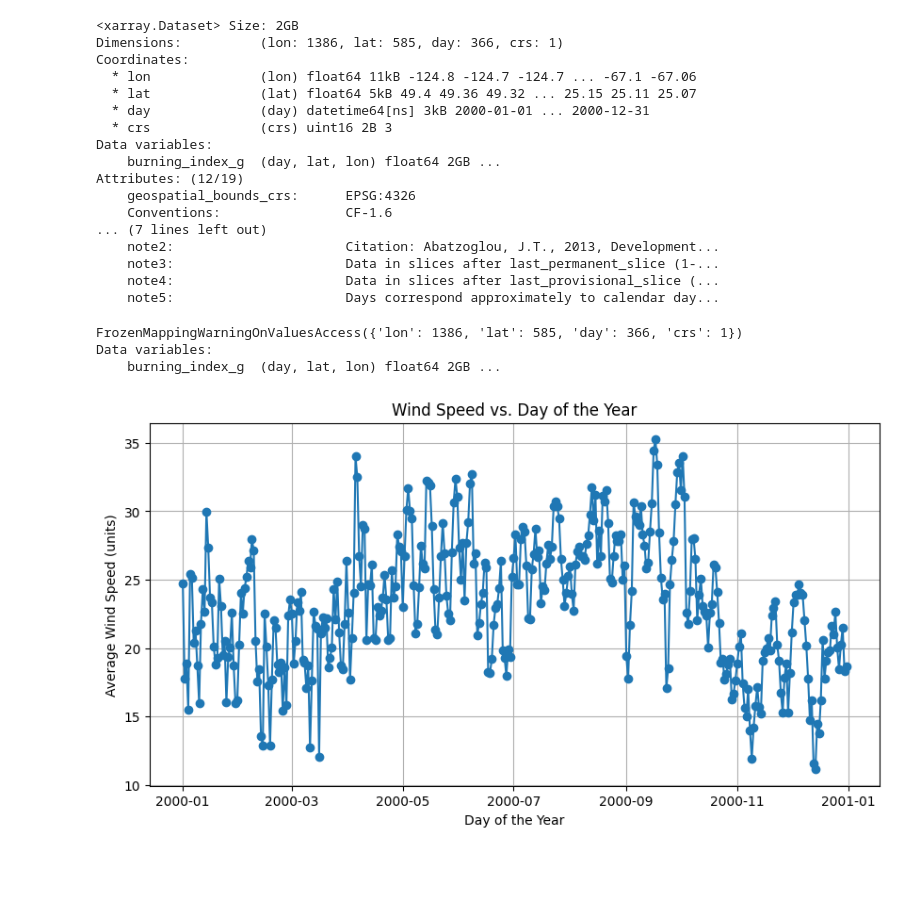
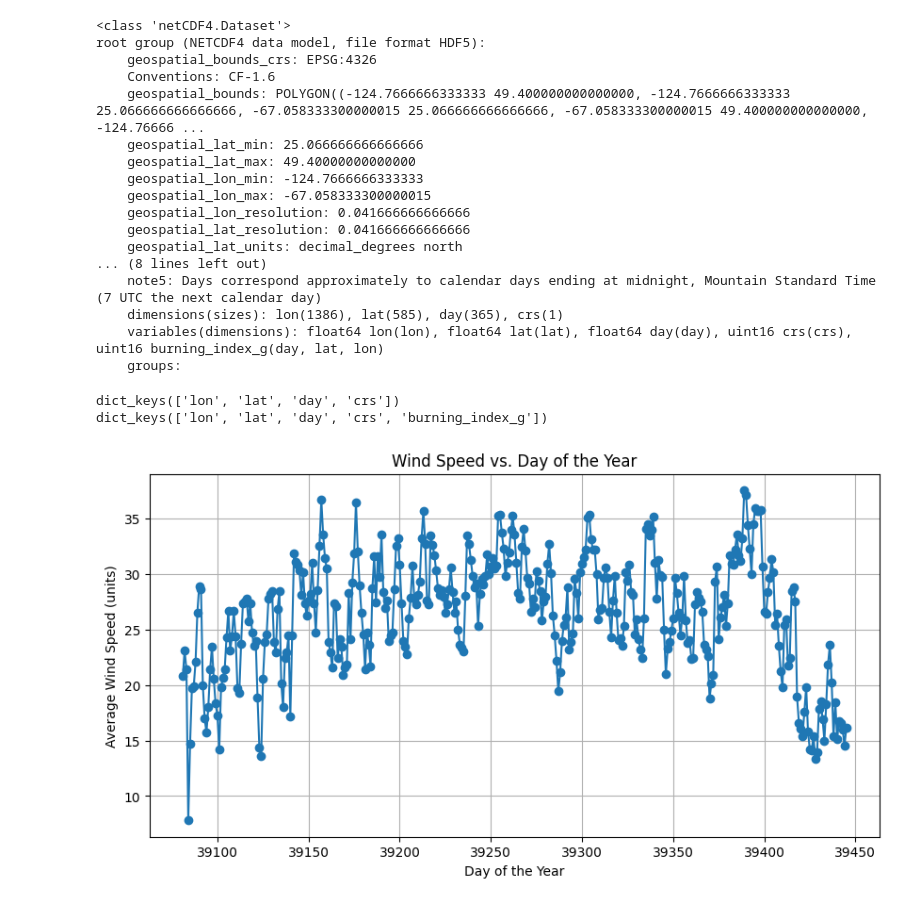
Before and after one commit to valmikGit/Data-Visualization, a Jupyter notebook: Assignment 2/DV.ipynb, the cells around one changed output. Saved outputs shown, nothing was run; the diff lists cells and outputs as text; code cells hidden in the pictures; blank space fills up the shorter version.

```diff
--- a/Assignment 2/DV.ipynb
+++ b/Assignment 2/DV.ipynb
@@ -1,49 +1,56 @@
 # %%
 import xarray as xr
 import matplotlib.pyplot as plt
+import netCDF4 as nc
 
-# Open the NetCDF file
-data = xr.open_dataset('bi_2000.nc')
-
-# Display metadata and variables
+data = nc.Dataset('bi_2007.nc')
 print(data)
 # %% [output]
-<xarray.Dataset> Size: 2GB
-Dimensions:          (lon: 1386, lat: 585, day: 366, crs: 1)
-Coordinates:
-  * lon              (lon) float64 11kB -124.8 -124.7 -124.7 ... -67.1 -67.06
-  * lat              (lat) float64 5kB 49.4 49.36 49.32 ... 25.15 25.11 25.07
-  * day              (day) datetime64[ns] 3kB 2000-01-01 ... 2000-12-31
-  * crs              (crs) uint16 2B 3
-Data variables:
-    burning_index_g  (day, lat, lon) float64 2GB ...
-Attributes: (12/19)
-    geospatial_bounds_crs:      EPSG:4326
-    Conventions:                CF-1.6
-... (7 lines left out)
-    note2:                      Citation: Abatzoglou, J.T., 2013, Development...
-    note3:                      Data in slices after last_permanent_slice (1-...
-    note4:                      Data in slices after last_provisional_slice (...
-    note5:                      Days correspond approximately to calendar day...
+<class 'netCDF4.Dataset'>
+root group (NETCDF4 data model, file format HDF5):
+    geospatial_bounds_crs: EPSG:4326
+    Conventions: CF-1.6
+    geospatial_bounds: POLYGON((-124.7666666333333 49.400000000000000, -124.7666666333333 25.066666666666666, -67.058333300000015 25.066666666666666, -67.058333300000015 49.400000000000000, -124.76666 ...
+    geospatial_lat_min: 25.066666666666666
+    geospatial_lat_max: 49.40000000000000
+    geospatial_lon_min: -124.7666666333333
+    geospatial_lon_max: -67.058333300000015
+    geospatial_lon_resolution: 0.041666666666666
+    geospatial_lat_resolution: 0.041666666666666
+    geospatial_lat_units: decimal_degrees north
+... (8 lines left out)
+    note5: Days correspond approximately to calendar days ending at midnight, Mountain Standard Time (7 UTC the next calendar day)
+    dimensions(sizes): lon(1386), lat(585), day(365), crs(1)
+    variables(dimensions): float64 lon(lon), float64 lat(lat), float64 day(day), uint16 crs(crs), uint16 burning_index_g(day, lat, lon)
+    groups:
-# %%
-print(data.dims)
-print(data.data_vars)
-# %% [output]
-FrozenMappingWarningOnValuesAccess({'lon': 1386, 'lat': 585, 'day': 366, 'crs': 1})
-Data variables:
-    burning_index_g  (day, lat, lon) float64 2GB ...
+# %%
+# Print dimensions
+print(data.dimensions.keys())
+
+# Print variables
+print(data.variables.keys())
+# %% [output]
+dict_keys(['lon', 'lat', 'day', 'crs'])
+dict_keys(['lon', 'lat', 'day', 'crs', 'burning_index_g'])
 # %%
-wind_speed = data['burning_index_g']  # Adjust the variable name accordingly
-date = data['day']  # Adjust if the time variable has a different name
+# Access variables
+wind_speed = data.variables['burning_index_g'][:]  # Adjust the variable name accordingly
+date = data.variables['day'][:]  # Adjust if the time variable has a different name
 
+# Assuming lat and lon dimensions exist
+lat = data.variables['lat'][:]  # Adjust based on your dataset
+lon = data.variables['lon'][:]  # Adjust based on your dataset
+
+# Calculate mean wind speed over latitude and longitude
+mean_wind_speed = wind_speed.mean(axis=(1, 2))  # Assuming wind_speed has lat and lon as the last two dimensions
 
 # Create the plot
 plt.figure(figsize=(10, 5))
-plt.plot(date, wind_speed.mean(dim='lat').mean(dim='lon'), marker='o')
+plt.plot(date, mean_wind_speed, marker='o')
 plt.title('Wind Speed vs. Day of the Year')
 plt.xlabel('Day of the Year')
 plt.ylabel('Average Wind Speed (units)')
 plt.grid()
 plt.show()
 # %% [output]
-[figure, old version]
+[figure, new version]
```
Also changed, not shown: 1 other file.
